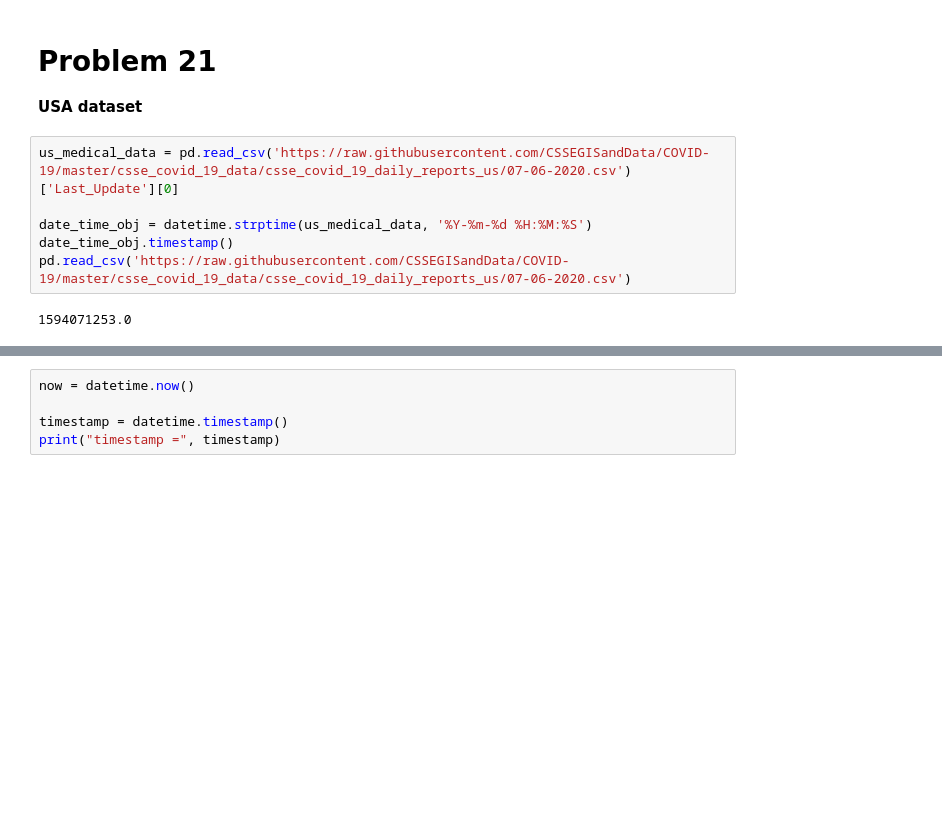
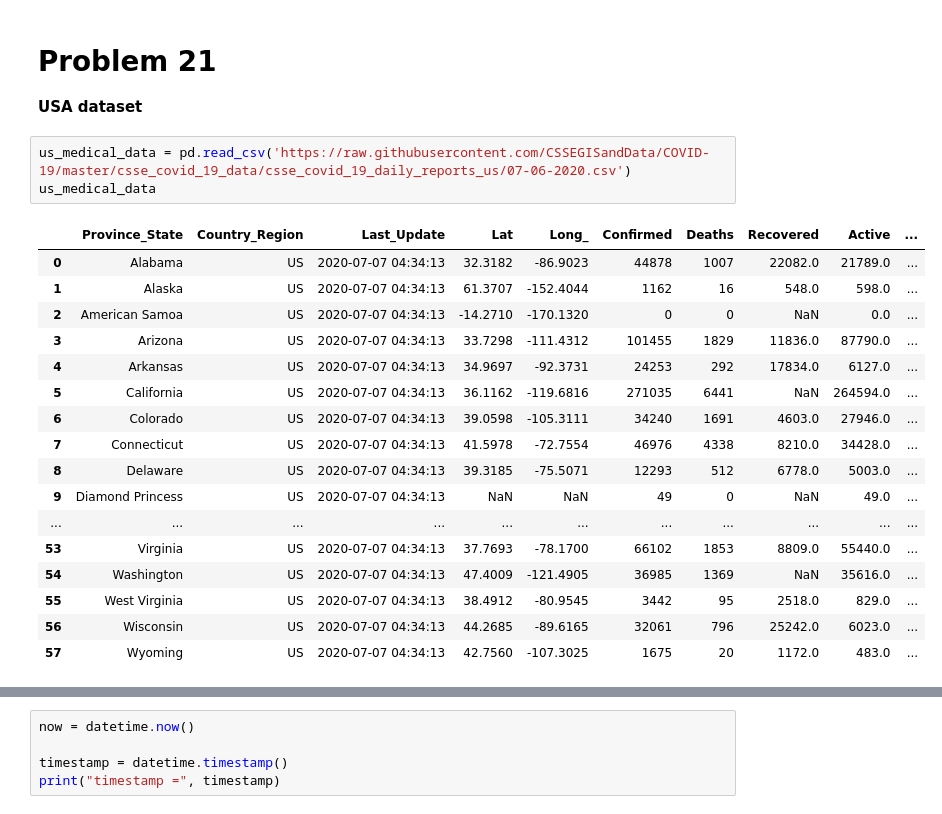
Before and after one commit to phusdt/COVID_19_Analysis, a Jupyter notebook: Asm2_Student.ipynb, the cells around one changed output, grey strips where cells are left out. Saved outputs shown, nothing was run; the diff lists cells and outputs as text; blank space fills up the shorter version.

```diff
--- a/Asm2_Student.ipynb
+++ b/Asm2_Student.ipynb
@@ -1003,11 +1003,24 @@ Continent has the highest recoveries rate over continents: Saint Vincent and the
 # Problem 21
 **USA dataset**
 # %%
-us_medical_data = pd.read_csv('https://raw.githubusercontent.com/CSSEGISandData/COVID-19/master/csse_covid_19_data/csse_covid_19_daily_reports_us/07-06-2020.csv')['Last_Update'][0]
-
-date_time_obj = datetime.strptime(us_medical_data, '%Y-%m-%d %H:%M:%S')
-date_time_obj.timestamp()
-pd.read_csv('https://raw.githubusercontent.com/CSSEGISandData/COVID-19/master/csse_covid_19_data/csse_covid_19_daily_reports_us/07-06-2020.csv')
+us_medical_data = pd.read_csv('https://raw.githubusercontent.com/CSSEGISandData/COVID-19/master/csse_covid_19_data/csse_covid_19_daily_reports_us/07-06-2020.csv')
+us_medical_data
 # %% [output]
-1594071253.0
+|  | Province_State | Country_Region | Last_Update | Lat | Long_ | Confirmed | Deaths | Recovered | Active | ... |
+| 0 | Alabama | US | 2020-07-07 04:34:13 | 32.3182 | -86.9023 | 44878 | 1007 | 22082.0 | 21789.0 | ... |
+| 1 | Alaska | US | 2020-07-07 04:34:13 | 61.3707 | -152.4044 | 1162 | 16 | 548.0 | 598.0 | ... |
+| 2 | American Samoa | US | 2020-07-07 04:34:13 | -14.2710 | -170.1320 | 0 | 0 | NaN | 0.0 | ... |
+| 3 | Arizona | US | 2020-07-07 04:34:13 | 33.7298 | -111.4312 | 101455 | 1829 | 11836.0 | 87790.0 | ... |
+| 4 | Arkansas | US | 2020-07-07 04:34:13 | 34.9697 | -92.3731 | 24253 | 292 | 17834.0 | 6127.0 | ... |
+| 5 | California | US | 2020-07-07 04:34:13 | 36.1162 | -119.6816 | 271035 | 6441 | NaN | 264594.0 | ... |
+| 6 | Colorado | US | 2020-07-07 04:34:13 | 39.0598 | -105.3111 | 34240 | 1691 | 4603.0 | 27946.0 | ... |
+| 7 | Connecticut | US | 2020-07-07 04:34:13 | 41.5978 | -72.7554 | 46976 | 4338 | 8210.0 | 34428.0 | ... |
+| 8 | Delaware | US | 2020-07-07 04:34:13 | 39.3185 | -75.5071 | 12293 | 512 | 6778.0 | 5003.0 | ... |
+| 9 | Diamond Princess | US | 2020-07-07 04:34:13 | NaN | NaN | 49 | 0 | NaN | 49.0 | ... |
+| ... | ... | ... | ... | ... | ... | ... | ... | ... | ... | ... |
+| 53 | Virginia | US | 2020-07-07 04:34:13 | 37.7693 | -78.1700 | 66102 | 1853 | 8809.0 | 55440.0 | ... |
+| 54 | Washington | US | 2020-07-07 04:34:13 | 47.4009 | -121.4905 | 36985 | 1369 | NaN | 35616.0 | ... |
+| 55 | West Virginia | US | 2020-07-07 04:34:13 | 38.4912 | -80.9545 | 3442 | 95 | 2518.0 | 829.0 | ... |
+| 56 | Wisconsin | US | 2020-07-07 04:34:13 | 44.2685 | -89.6165 | 32061 | 796 | 25242.0 | 6023.0 | ... |
+| 57 | Wyoming | US | 2020-07-07 04:34:13 | 42.7560 | -107.3025 | 1675 | 20 | 1172.0 | 483.0 | ... |
 # %%
```
Also changed, not shown: parts of 2 cells of this notebook.
